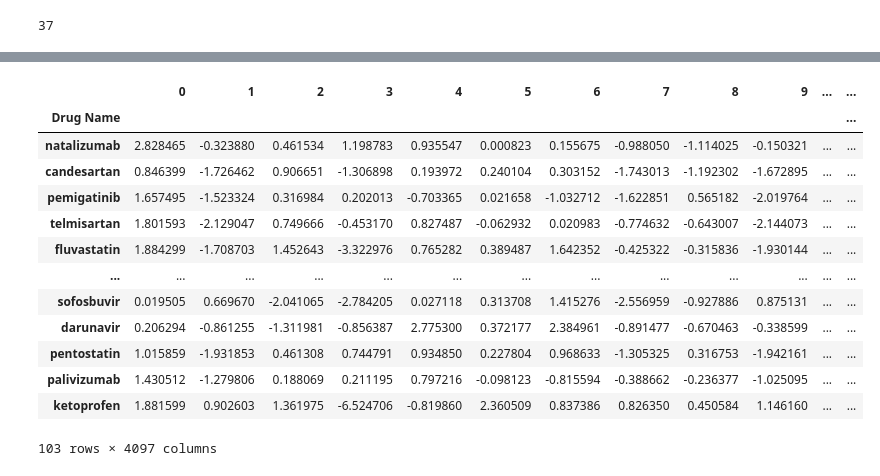
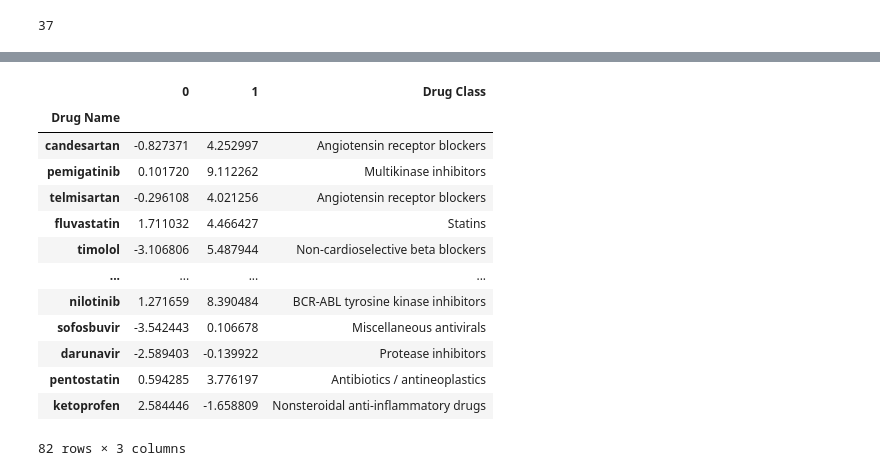
Before and after one commit to ariellubonja/drugs-embedding, a Jupyter notebook: Embeddings_EDA.ipynb, the cells around one changed output, grey strips where cells are left out. Drawn from its saved outputs; the diff is of its cells as text; code cells hidden in the pictures.

Commit message:
Plot embeddings t-SNE 2d

```diff
--- a/Embeddings_EDA.ipynb
+++ b/Embeddings_EDA.ipynb
@@ -69,3 +69,10 @@ Name: count, dtype: int64
 len(set(intersecting_drugs['Drug Class']))
 # %% [output]
 37
+# %%
+class_counts = intersecting_drugs["Drug Class"].value_counts()
+
+# Filter out classes with less than 3 drugs in them
+intersecting_drugs = intersecting_drugs[~intersecting_drugs['Drug Class'].isin(class_counts[class_counts < 3].index)]
+
+intersecting_drugs
@@ -72,3 +99,5 @@ len(set(intersecting_drugs['Drug Class']))
+# %%
+df_embeddings = pd.read_csv("outputs/llama-embeddings.csv", index_col=0)
 # %%
 # TODO Why are some drugs missing? 115 vs 103
 intersecting_drugs_w_embd_df = df_embeddings.loc[df_embeddings.index.intersection(set(intersecting_drugs.index))]
@@ -107,0 +120,9 @@ intersecting_drugs.loc[intersecting_drugs_w_embd_df.index]
+# %%
+from sklearn.manifold import TSNE
+
+tsne = TSNE(n_components=2, random_state=0)
+
+t_sneezed_data = tsne.fit_transform(intersecting_drugs_w_embd_df)
+
+print(type(t_sneezed_data))
+print(t_sneezed_data.shape)
@@ -107,0 +132,3 @@ intersecting_drugs.loc[intersecting_drugs_w_embd_df.index]
+# %%
+t_sneezed_data = pd.DataFrame(t_sneezed_data, index=intersecting_drugs_w_embd_df.index)
+t_sneezed_data.head()
@@ -108,18 +143,18 @@ intersecting_drugs.loc[intersecting_drugs_w_embd_df.index]
 # %%
-intersecting_drugs_w_embd_df = pd.concat([intersecting_drugs_w_embd_df, intersecting_drugs.loc[intersecting_drugs_w_embd_df.index]['Drug Class']], axis=1)
-intersecting_drugs_w_embd_df
+t_sneezed_data_classes = pd.concat([pd.DataFrame(t_sneezed_data, index=intersecting_drugs_w_embd_df.index), intersecting_drugs.loc[intersecting_drugs_w_embd_df.index]['Drug Class']], axis=1)
+t_sneezed_data_classes
 # %% [output]
-|  | 0 | 1 | 2 | 3 | 4 | 5 | 6 | 7 | 8 | 9 | ... | ... |
-| Drug Name |  |  |  |  |  |  |  |  |  |  |  | ... |
-| natalizumab | 2.828465 | -0.323880 | 0.461534 | 1.198783 | 0.935547 | 0.000823 | 0.155675 | -0.988050 | -1.114025 | -0.150321 | ... | ... |
-| candesartan | 0.846399 | -1.726462 | 0.906651 | -1.306898 | 0.193972 | 0.240104 | 0.303152 | -1.743013 | -1.192302 | -1.672895 | ... | ... |
-| pemigatinib | 1.657495 | -1.523324 | 0.316984 | 0.202013 | -0.703365 | 0.021658 | -1.032712 | -1.622851 | 0.565182 | -2.019764 | ... | ... |
-| telmisartan | 1.801593 | -2.129047 | 0.749666 | -0.453170 | 0.827487 | -0.062932 | 0.020983 | -0.774632 | -0.643007 | -2.144073 | ... | ... |
-| fluvastatin | 1.884299 | -1.708703 | 1.452643 | -3.322976 | 0.765282 | 0.389487 | 1.642352 | -0.425322 | -0.315836 | -1.930144 | ... | ... |
-| ... | ... | ... | ... | ... | ... | ... | ... | ... | ... | ... | ... | ... |
-| sofosbuvir | 0.019505 | 0.669670 | -2.041065 | -2.784205 | 0.027118 | 0.313708 | 1.415276 | -2.556959 | -0.927886 | 0.875131 | ... | ... |
-| darunavir | 0.206294 | -0.861255 | -1.311981 | -0.856387 | 2.775300 | 0.372177 | 2.384961 | -0.891477 | -0.670463 | -0.338599 | ... | ... |
-| pentostatin | 1.015859 | -1.931853 | 0.461308 | 0.744791 | 0.934850 | 0.227804 | 0.968633 | -1.305325 | 0.316753 | -1.942161 | ... | ... |
-| palivizumab | 1.430512 | -1.279806 | 0.188069 | 0.211195 | 0.797216 | -0.098123 | -0.815594 | -0.388662 | -0.236377 | -1.025095 | ... | ... |
-| ketoprofen | 1.881599 | 0.902603 | 1.361975 | -6.524706 | -0.819860 | 2.360509 | 0.837386 | 0.826350 | 0.450584 | 1.146160 | ... | ... |
+|  | 0 | 1 | Drug Class |
+| Drug Name |  |  |  |
+| candesartan | -0.827371 | 4.252997 | Angiotensin receptor blockers |
+| pemigatinib | 0.101720 | 9.112262 | Multikinase inhibitors |
+| telmisartan | -0.296108 | 4.021256 | Angiotensin receptor blockers |
+| fluvastatin | 1.711032 | 4.466427 | Statins |
+| timolol | -3.106806 | 5.487944 | Non-cardioselective beta blockers |
+| ... | ... | ... | ... |
+| nilotinib | 1.271659 | 8.390484 | BCR-ABL tyrosine kinase inhibitors |
+| sofosbuvir | -3.542443 | 0.106678 | Miscellaneous antivirals |
+| darunavir | -2.589403 | -0.139922 | Protease inhibitors |
+| pentostatin | 0.594285 | 3.776197 | Antibiotics / antineoplastics |
+| ketoprofen | 2.584446 | -1.658809 | Nonsteroidal anti-inflammatory drugs |
-103 rows × 4097 columns
+82 rows × 3 columns
```
Also changed, not shown: parts of 15 cells of this notebook.
